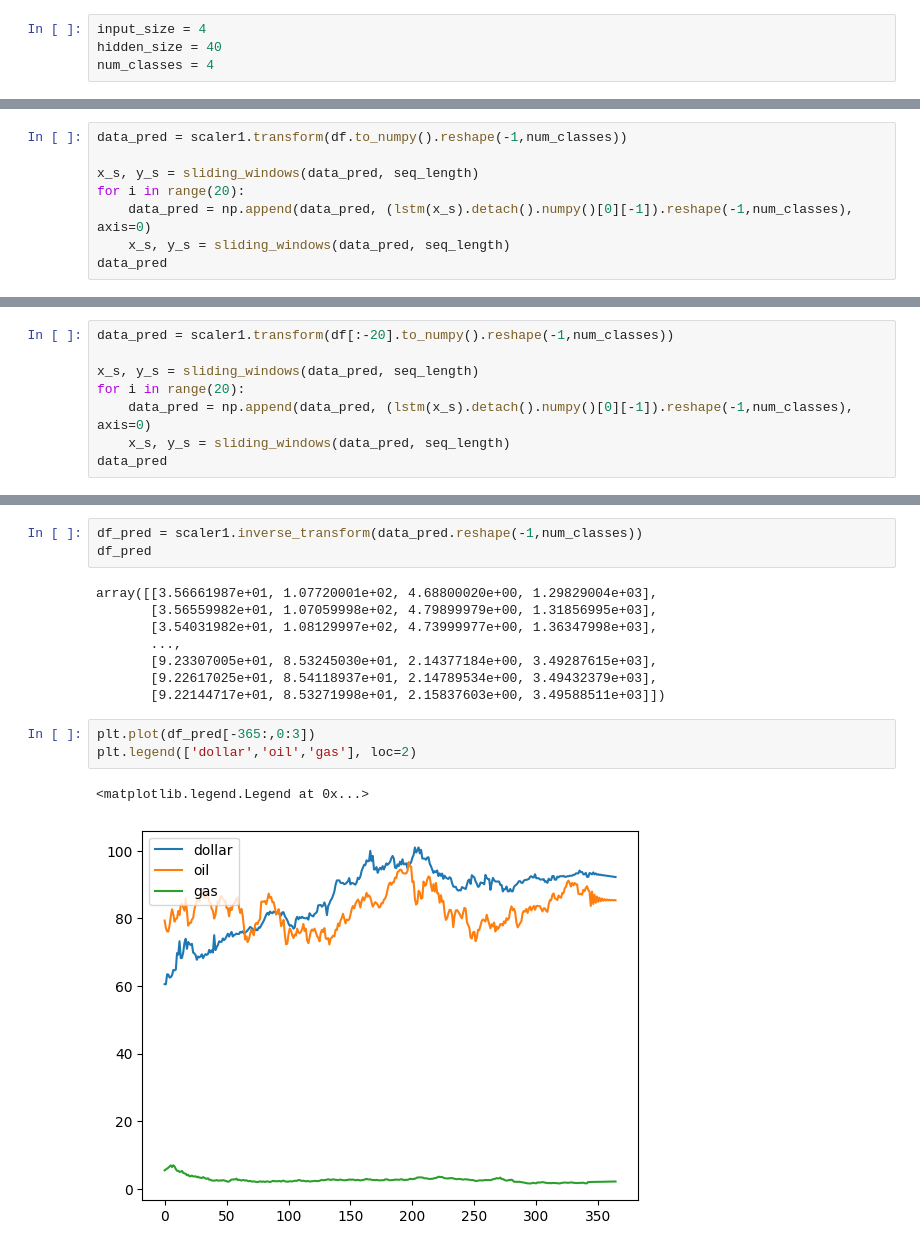
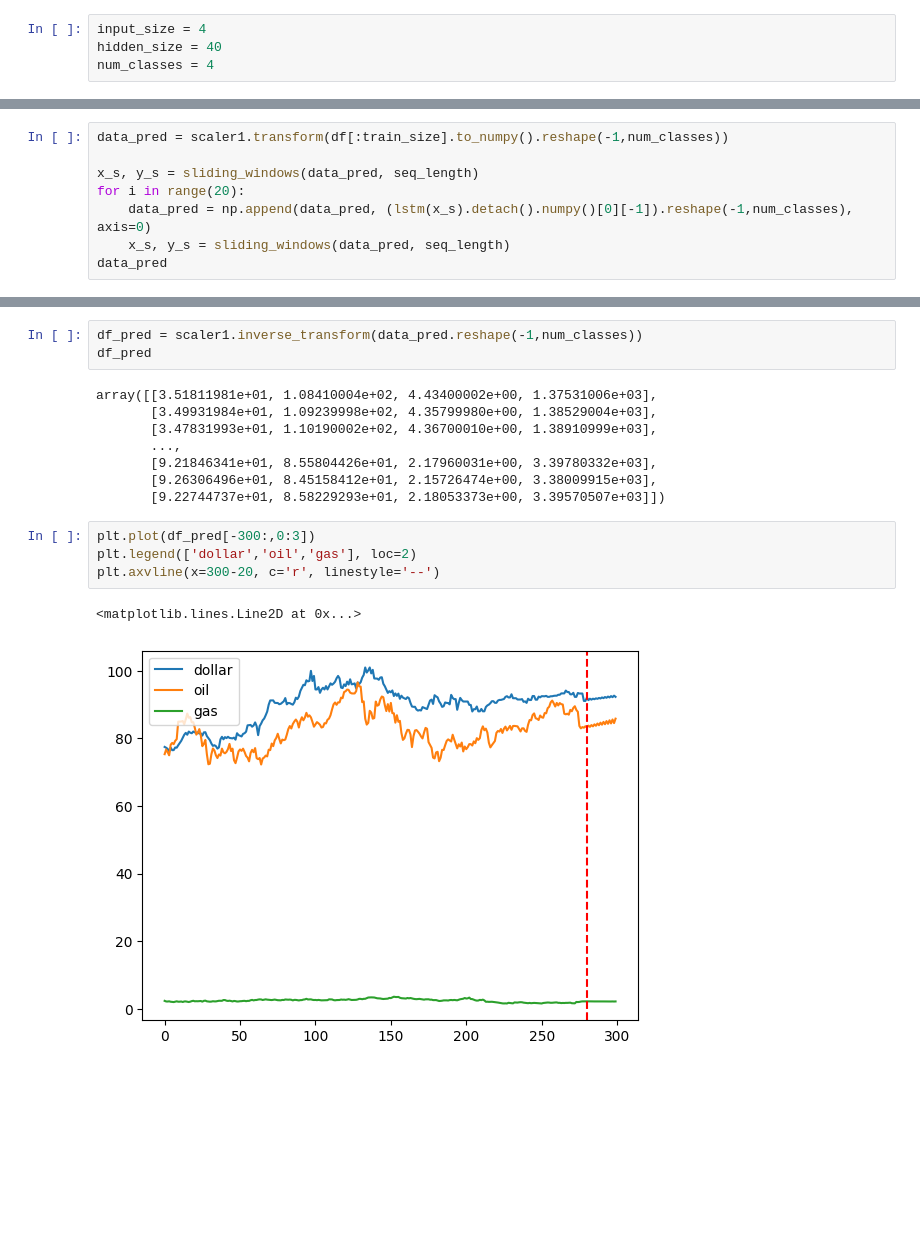
Before and after one commit to alexkalitenko125/ML_for_finance, a Jupyter notebook: Finance_5.ipynb, the cells around one changed output, grey strips where cells are left out. Drawn from its saved outputs; the diff is of its cells as text; blank space fills up the shorter version.

```diff
--- a/Finance_5.ipynb
+++ b/Finance_5.ipynb
@@ -474,5 +474,5 @@ display(data=df[seq_length:len(df)].to_numpy().reshape(-1,num_classes)[:,3], pre
 # %%
-data_pred = scaler1.transform(df.to_numpy().reshape(-1,num_classes))
+data_pred = scaler1.transform(df[:train_size].to_numpy().reshape(-1,num_classes))
 
 x_s, y_s = sliding_windows(data_pred, seq_length)
 for i in range(20):
@@ -663,8 +686,0 @@ display(data=df[seq_length:len(df)].to_numpy().reshape(-1,num_classes)[:,2], pre
-# %%
-data_pred = scaler1.transform(df[:-20].to_numpy().reshape(-1,num_classes))
-
-x_s, y_s = sliding_windows(data_pred, seq_length)
-for i in range(20):
-    data_pred = np.append(data_pred, (lstm(x_s).detach().numpy()[0][-1]).reshape(-1,num_classes),  axis=0)
-    x_s, y_s = sliding_windows(data_pred, seq_length)
-data_pred
@@ -757,17 +724,18 @@ pd.DataFrame(scaler1.inverse_transform(data_pred.reshape(-1,num_classes))[-(20):
 df_pred = scaler1.inverse_transform(data_pred.reshape(-1,num_classes))
 df_pred
 # %% [output]
-array([[3.56661987e+01, 1.07720001e+02, 4.68800020e+00, 1.29829004e+03],
-       [3.56559982e+01, 1.07059998e+02, 4.79899979e+00, 1.31856995e+03],
-       [3.54031982e+01, 1.08129997e+02, 4.73999977e+00, 1.36347998e+03],
+array([[3.51811981e+01, 1.08410004e+02, 4.43400002e+00, 1.37531006e+03],
+       [3.49931984e+01, 1.09239998e+02, 4.35799980e+00, 1.38529004e+03],
+       [3.47831993e+01, 1.10190002e+02, 4.36700010e+00, 1.38910999e+03],
        ...,
-       [9.23307005e+01, 8.53245030e+01, 2.14377184e+00, 3.49287615e+03],
-       [9.22617025e+01, 8.54118937e+01, 2.14789534e+00, 3.49432379e+03],
-       [9.22144717e+01, 8.53271998e+01, 2.15837603e+00, 3.49588511e+03]])
+       [9.21846341e+01, 8.55804426e+01, 2.17960031e+00, 3.39780332e+03],
+       [9.26306496e+01, 8.45158412e+01, 2.15726474e+00, 3.38009915e+03],
+       [9.22744737e+01, 8.58229293e+01, 2.18053373e+00, 3.39570507e+03]])
 # %%
-plt.plot(df_pred[-365:,0:3])
+plt.plot(df_pred[-300:,0:3])
 plt.legend(['dollar','oil','gas'], loc=2)
+plt.axvline(x=300-20, c='r', linestyle='--')
 # %% [output]
-<matplotlib.legend.Legend at 0x...>
+<matplotlib.lines.Line2D at 0x...>
-[figure, old version]
+[figure, new version]
 # %%
```
Also changed, not shown: parts of 32 cells of this notebook.
